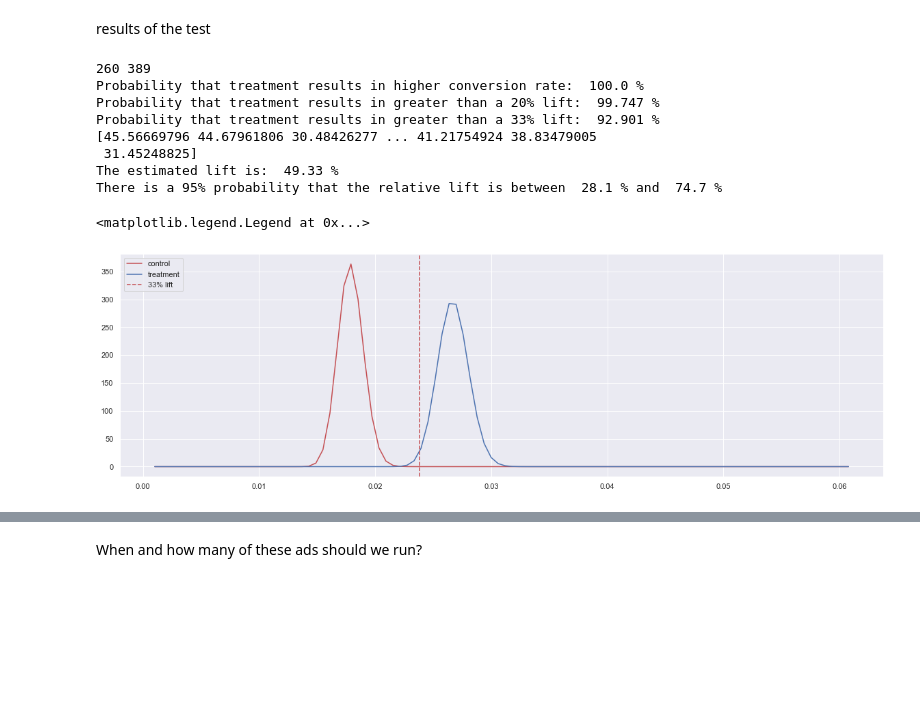
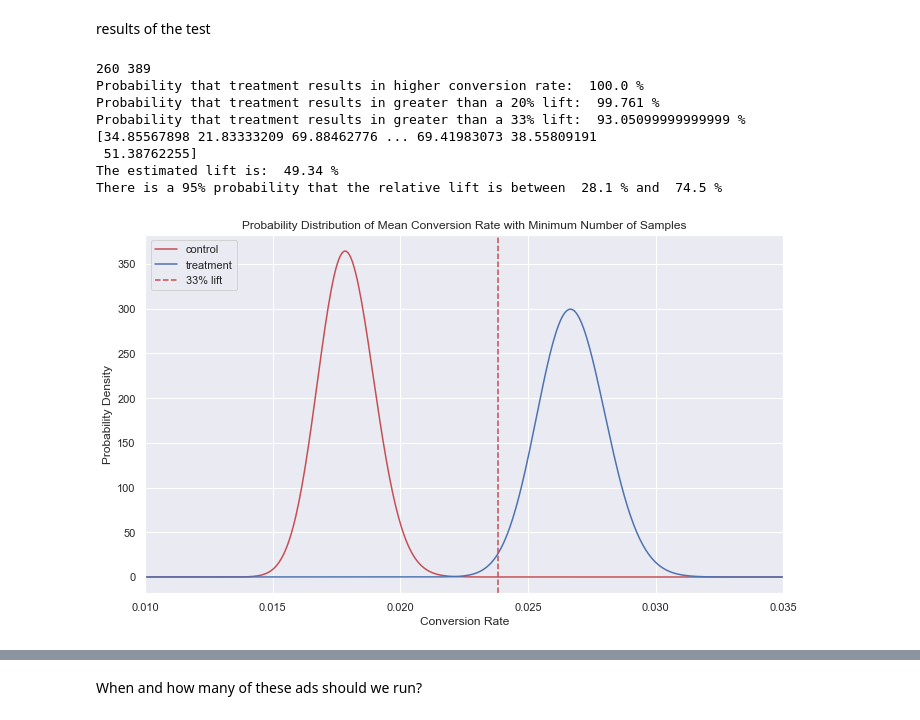
Before and after one commit to jchobanian/marketing-A-B-testing, a Jupyter notebook: marketing_AB_polish.ipynb, the cells around one changed output, grey strips where cells are left out. Saved outputs shown, nothing was run; the diff lists cells and outputs as text; code cells hidden in the pictures; blank space fills up the shorter version.

```diff
--- a/marketing_AB_polish.ipynb
+++ b/marketing_AB_polish.ipynb
@@ -321,42 +323,45 @@ control_samples = posterior_control.rvs(100000)
 treatment_samples = posterior_treatment.rvs(100000)
 
 # calculate probabilities and 95% confidence intervals
 prob_treatment_better = np.mean(treatment_samples>control_samples)
 print('Probability that treatment results in higher conversion rate: ', prob_treatment_better *100, '%')
 prob_lift_20 = np.mean(treatment_samples>(control_samples*1.2))
 print('Probability that treatment results in greater than a 20% lift: ', round(prob_lift_20*100,3), '%')
 prob_lift_33 = np.mean(treatment_samples>(control_samples*1.33))
 print('Probability that treatment results in greater than a 33% lift: ', prob_lift_33 *100, '%')
 lift = ((treatment_samples/control_samples)-1)*100
 print(lift)
 lift_lowerbound , lift_upperbound = np.percentile(lift,2.5), np.percentile(lift,97.5)
 print('The estimated lift is: ',round(((np.mean(treatment_samples)/np.mean(control_samples))-1)*100,2),'%' )
 print('There is a 95% probability that the relative lift is between ', round(lift_lowerbound,1), '% and ', round(lift_upperbound,1), '%')
 
 # graph the distributions
 fig, ax = plt.subplots(1, 1)
 x = np.linspace(stats.beta.ppf(0.01, prior_alpha, prior_beta),
-                stats.beta.ppf(0.99, prior_alpha, prior_beta), 100)
+                stats.beta.ppf(0.99, prior_alpha, prior_beta), 1000)
 ax.plot(x, stats.beta.pdf(x, prior_alpha+control_converted, prior_beta+control_not_convereted),'r-', label = 'control')
 ax.plot(x, stats.beta.pdf(x, prior_alpha+treatment_converted, prior_beta+treatment_not_convereted),'b-', label = 'treatment')
 
 # add a vertical line at 33% lift relative to the average control conversion rate
 control_mean = np.mean(control_samples)
 plt.axvline(x = control_mean*1.33, color = 'r',linestyle = 'dashed', label = '33% lift')
 
 # format the graph
 plt.legend(loc = 'upper left')
+ax.set_xlabel('Conversion Rate')
+ax.set_ylabel('Probability Density')
+ax.set(title = 'Probability Distribution of Mean Conversion Rate with Minimum Number of Samples')
+ax.set_xbound(0.01,0.035)
 # %% [output]
 260 389
 Probability that treatment results in higher conversion rate:  100.0 %
-Probability that treatment results in greater than a 20% lift:  99.747 %
-Probability that treatment results in greater than a 33% lift:  92.901 %
-[45.56669796 44.67961806 30.48426277 ... 41.21754924 38.83479005
- 31.45248825]
-The estimated lift is:  49.33 %
-There is a 95% probability that the relative lift is between  28.1 % and  74.7 %
+Probability that treatment results in greater than a 20% lift:  99.761 %
+Probability that treatment results in greater than a 33% lift:  93.05099999999999 %
+[34.85567898 21.83333209 69.88462776 ... 69.41983073 38.55809191
+ 51.38762255]
+The estimated lift is:  49.34 %
+There is a 95% probability that the relative lift is between  28.1 % and  74.5 %
-<matplotlib.legend.Legend at 0x...>
-[figure, old version]
+[figure, new version]
 # %%
 # using even control and treatment sets
 random.seed(42)
```
Also changed, not shown: parts of 15 cells of this notebook.
